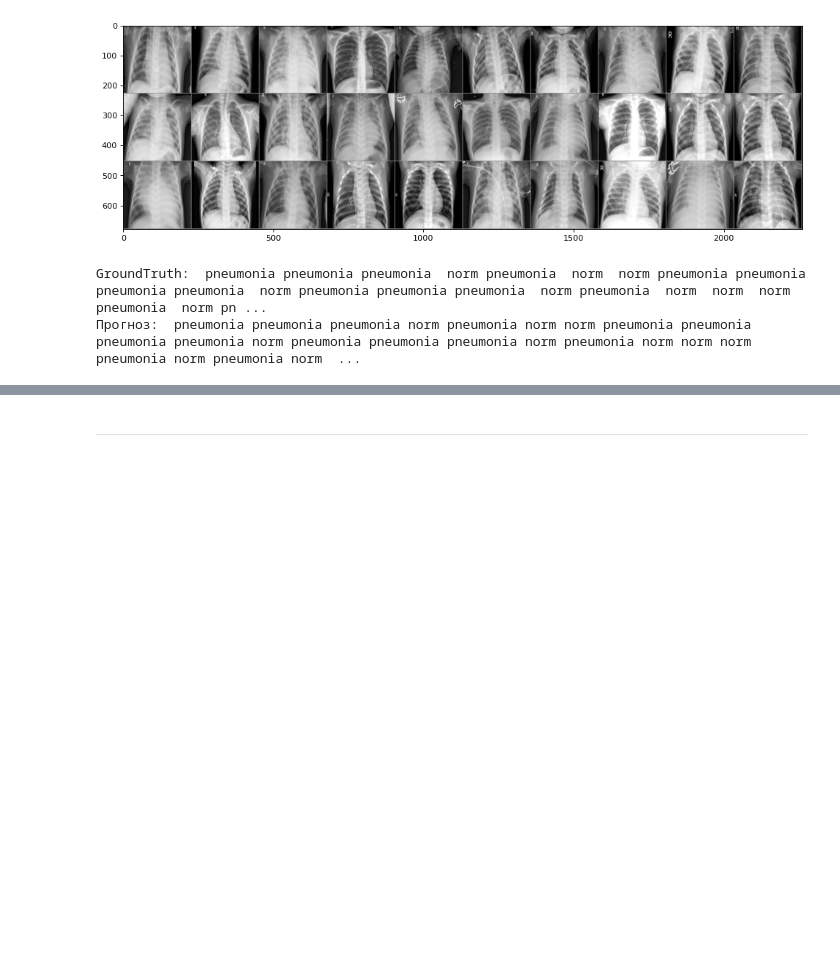
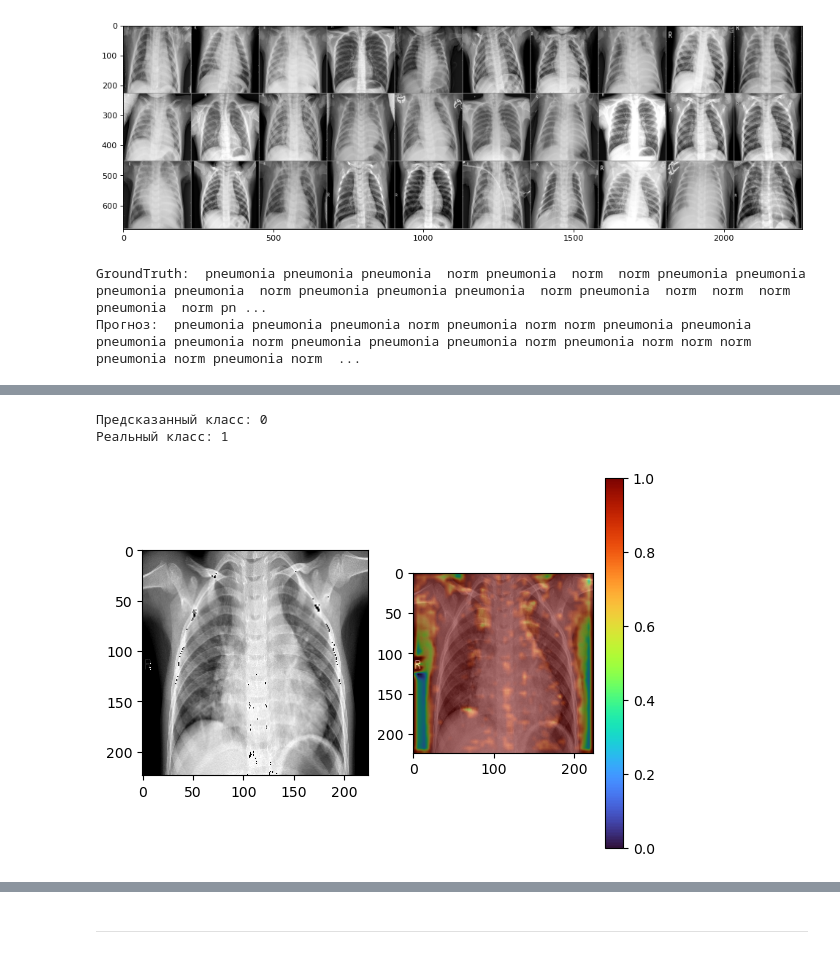
Before and after one commit to Koldim2001/transfer_learning_CNN, a Jupyter notebook: Transfer_learning_DenseNet121.ipynb, the cells around one changed output, grey strips where cells are left out. Drawn from its saved outputs; the diff is of its cells as text; code cells hidden in the pictures; blank space fills up the shorter version.

```diff
--- a/Transfer_learning_DenseNet121.ipynb
+++ b/Transfer_learning_DenseNet121.ipynb
@@ -488,0 +546,7 @@ GroundTruth:  pneumonia pneumonia pneumonia  norm pneumonia  norm  norm pneumoni
+# %%
+inferer = monai.inferers.SaliencyInferer('GradCAM','features.denseblock1.denselayer3.conv1', class_idx=[0])
+cam_gradcam(inferer, 101)
+# %% [output]
+Предсказанный класс: 0
+Реальный класс: 1
+[figure, added]
```
Also changed, not shown: parts of 9 cells of this notebook.
